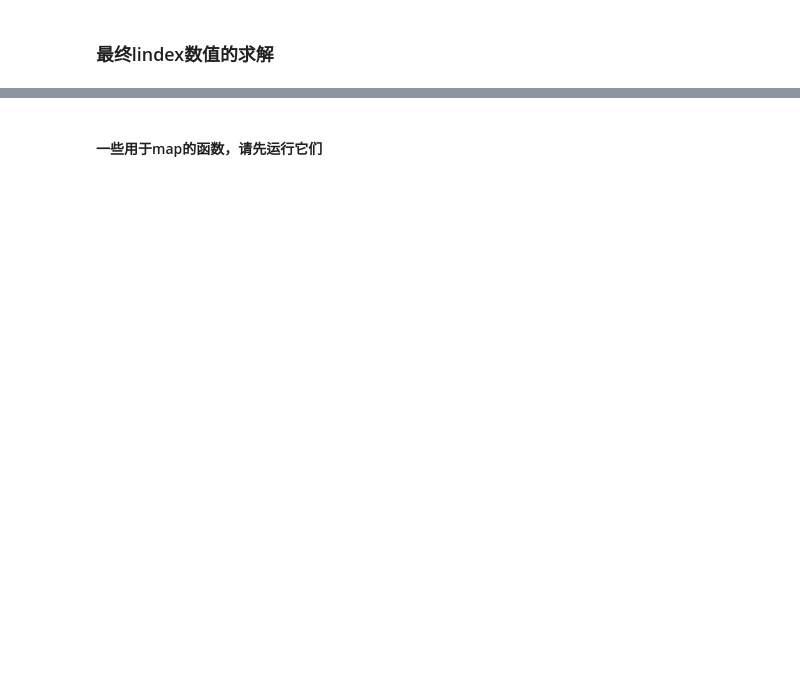
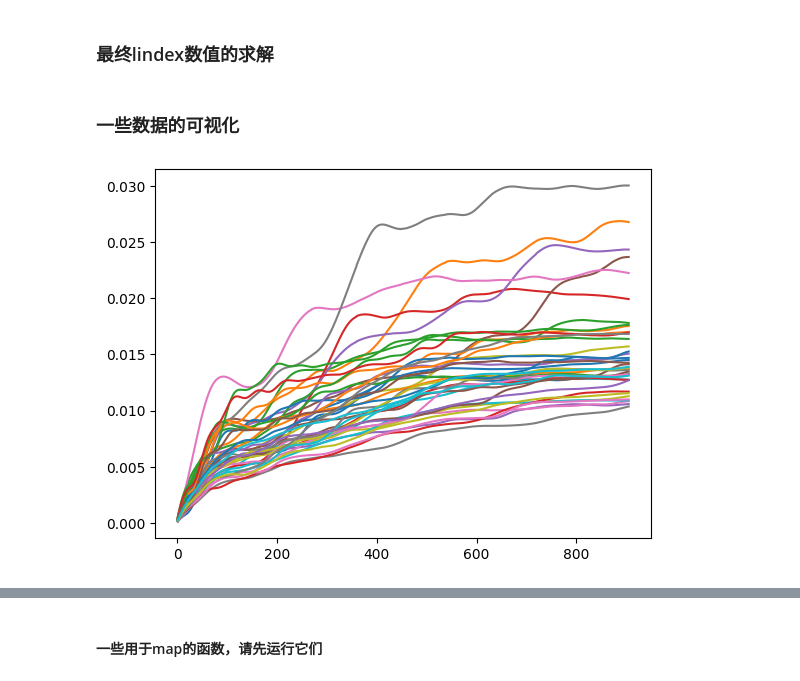
Before and after one commit to appassionate/lindemann_spark, a Jupyter notebook: resource/lindemann_spark.ipynb, the cells around one changed output, grey strips where cells are left out. Drawn from its saved outputs; the diff is of its cells as text; code cells hidden in the pictures; blank space fills up the shorter version.

```diff
--- a/resource/lindemann_spark.ipynb
+++ b/resource/lindemann_spark.ipynb
@@ -75,10 +71,10 @@ from functools import partial
 
 recovered_means =partion_info.map(
     partial(recover_per_mean,
-            partion_frames_agg_broad=partion_frames_agg_broad,
+            partion_frames_broad=partion_frames_broad,
             partion_last_means_broad=partion_last_means_broad,))
 # %%
 recovered_vars = partion_info.map(partial(recover_per_var,
-                                     partion_frames_agg_broad=partion_frames_agg_broad,
+                                     partion_frames_broad=partion_frames_broad,
                                      partion_last_means_broad=partion_last_means_broad,
                                      partion_last_vars_broad=partion_last_vars_broad))#.collect()
@@ -102 +97,3 @@ lindex.collect()
+# %%
+lindex = lindex.collect()
 # %%
@@ -107,0 +106,8 @@ lindemann_out.collect()
+# %%
+#lindex = lindemann_out.collect()
+lindex = np.array(lindex)
+
+lindex_atoms = np.array([np.nanmean(i, axis=1) for i in lindex])
+lindex_frames = np.array([np.mean(np.nanmean(i, axis=1)) for i in lindex])
+# %% [markdown]
+### 一些数据的可视化
@@ -107,0 +116,10 @@ lindemann_out.collect()
+# %%
+# 查看轨迹中Lindex情况
+
+atom_num = lindex_atoms.shape[1]
+
+for i in range(atom_num):
+    lindex_per_atom = lindex_atoms[:,i]
+    plt.plot(lindex_per_atom)
+# %% [output]
+[figure, added]
```
Also changed, not shown: parts of 17 cells of this notebook.
